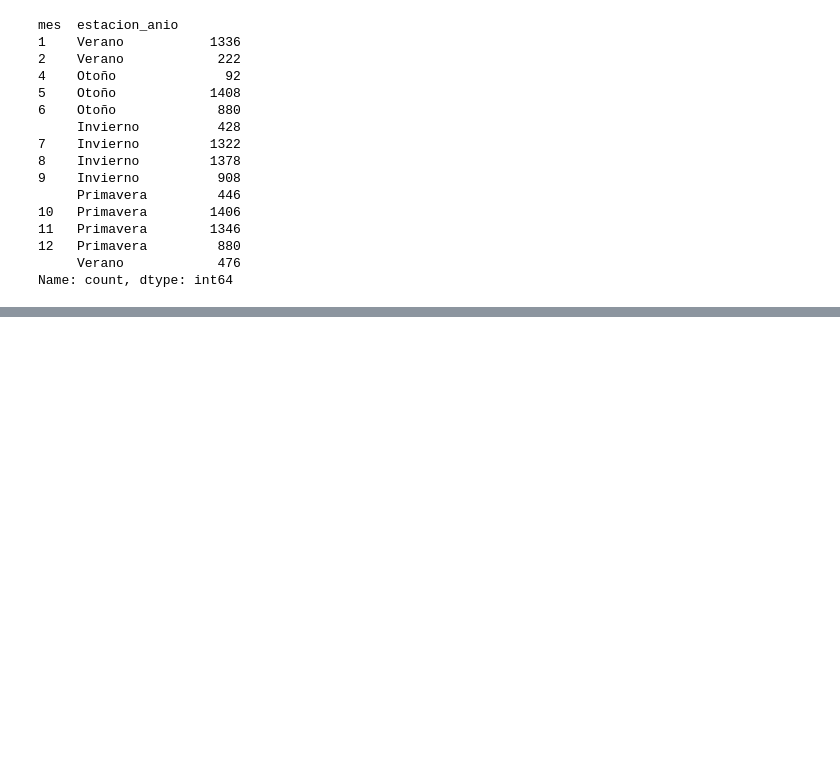
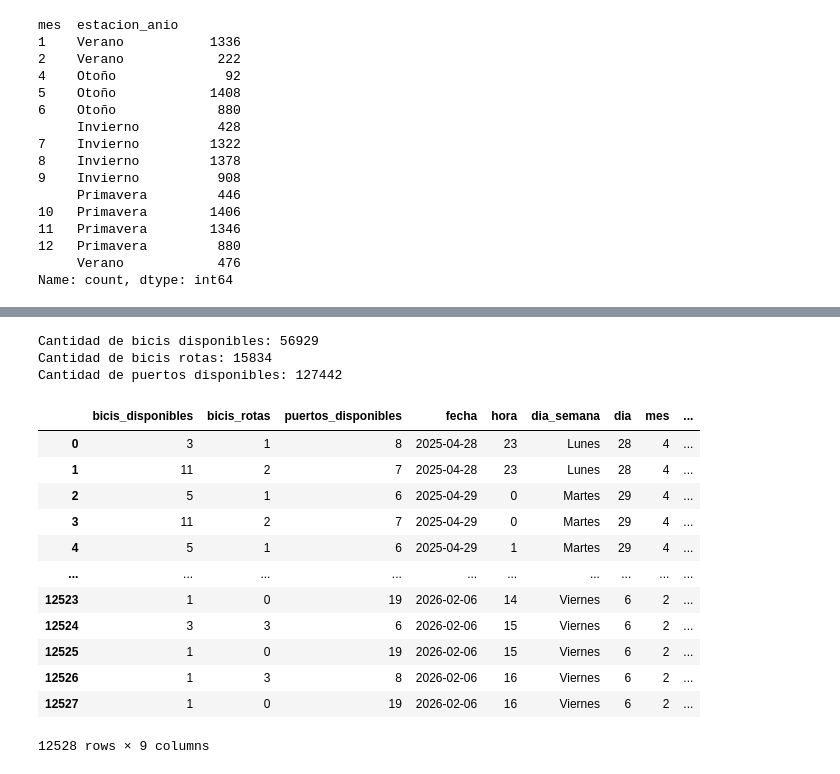
Before and after one commit to leonelifernandez12/labo_datos, a Jupyter notebook: tp1.ipynb, the cells around one changed output, grey strips where cells are left out. Drawn from its saved outputs; the diff is of its cells as text; code cells hidden in the pictures; blank space fills up the shorter version.

```diff
--- a/tp1.ipynb
+++ b/tp1.ipynb
@@ -347,0 +387,28 @@ Name: count, dtype: int64
+# %%
+cantidad_bicis_disponibles = datos_limpios["bicis_disponibles"].sum()
+print(f"Cantidad de bicis disponibles: {cantidad_bicis_disponibles}")
+cantidad_bicis_rotas = datos_limpios["bicis_rotas"].sum()
+print(f"Cantidad de bicis rotas: {cantidad_bicis_rotas}")
+cantidad_puertos_disponibles = datos_limpios["puertos_disponibles"].sum()
+print(f"Cantidad de puertos disponibles: {cantidad_puertos_disponibles}")
+# %% [output]
+Cantidad de bicis disponibles: 56929
+Cantidad de bicis rotas: 15834
+Cantidad de puertos disponibles: 127442
+# %%
+datos_eda = datos_limpios[["bicis_disponibles","bicis_rotas","puertos_disponibles","fecha","hora","dia_semana","dia","mes","anio"]]
+datos_eda
+# %% [output]
+|  | bicis_disponibles | bicis_rotas | puertos_disponibles | fecha | hora | dia_semana | dia | mes | ... |
+| 0 | 3 | 1 | 8 | 2025-04-28 | 23 | Lunes | 28 | 4 | ... |
+| 1 | 11 | 2 | 7 | 2025-04-28 | 23 | Lunes | 28 | 4 | ... |
+| 2 | 5 | 1 | 6 | 2025-04-29 | 0 | Martes | 29 | 4 | ... |
+| 3 | 11 | 2 | 7 | 2025-04-29 | 0 | Martes | 29 | 4 | ... |
+| 4 | 5 | 1 | 6 | 2025-04-29 | 1 | Martes | 29 | 4 | ... |
+| ... | ... | ... | ... | ... | ... | ... | ... | ... | ... |
+| 12523 | 1 | 0 | 19 | 2026-02-06 | 14 | Viernes | 6 | 2 | ... |
+| 12524 | 3 | 3 | 6 | 2026-02-06 | 15 | Viernes | 6 | 2 | ... |
+| 12525 | 1 | 0 | 19 | 2026-02-06 | 15 | Viernes | 6 | 2 | ... |
+| 12526 | 1 | 3 | 8 | 2026-02-06 | 16 | Viernes | 6 | 2 | ... |
+| 12527 | 1 | 0 | 19 | 2026-02-06 | 16 | Viernes | 6 | 2 | ... |
+12528 rows × 9 columns
```
Also changed, not shown: parts of 9 cells of this notebook.
